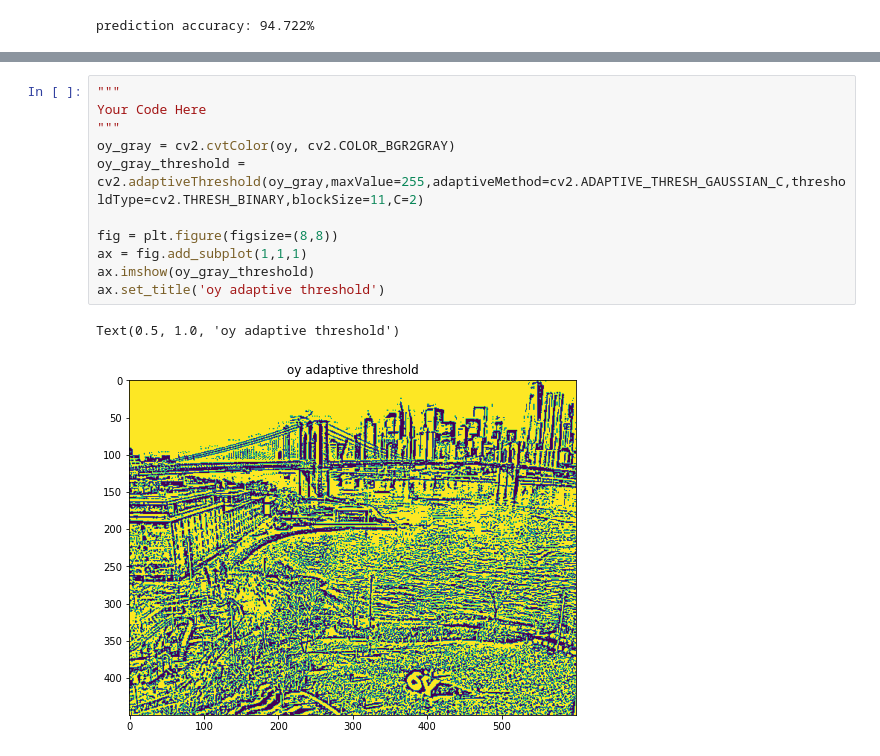
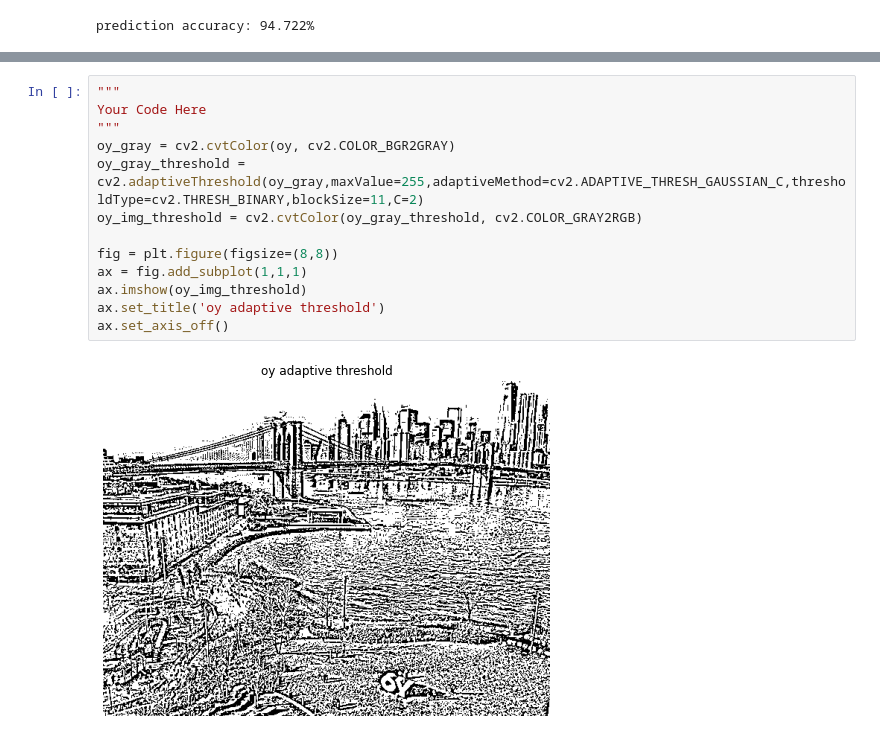
Before and after one commit to ynahum/cv_hw, a Jupyter notebook: wet0/ee046746_hw0_207734088_034462796.ipynb, the cells around one changed output, grey strips where cells are left out. Saved outputs shown, nothing was run; the diff lists cells and outputs as text.

```diff
--- a/wet0/ee046746_hw0_207734088_034462796.ipynb
+++ b/wet0/ee046746_hw0_207734088_034462796.ipynb
@@ -650,17 +649,18 @@ Convert the image to gray and apply adpative thresholdind using `cv2.adaptiveThr
 # %%
 """
 Your Code Here
 """
 oy_gray = cv2.cvtColor(oy, cv2.COLOR_BGR2GRAY)
 oy_gray_threshold = cv2.adaptiveThreshold(oy_gray,maxValue=255,adaptiveMethod=cv2.ADAPTIVE_THRESH_GAUSSIAN_C,thresholdType=cv2.THRESH_BINARY,blockSize=11,C=2)
+oy_img_threshold = cv2.cvtColor(oy_gray_threshold, cv2.COLOR_GRAY2RGB)
 
 fig = plt.figure(figsize=(8,8))
 ax = fig.add_subplot(1,1,1)
-ax.imshow(oy_gray_threshold)
+ax.imshow(oy_img_threshold)
 ax.set_title('oy adaptive threshold')
+ax.set_axis_off()
 # %% [output]
-Text(0.5, 1.0, 'oy adaptive threshold')
-[figure, old version]
+[figure, new version]
 # %% [markdown]
 ### <img src="https://img.icons8.com/color/96/000000/deadlift.png" style="height:50px;display:inline"> Exercise 6
 
```
Also changed, not shown: parts of 12 cells of this notebook.
